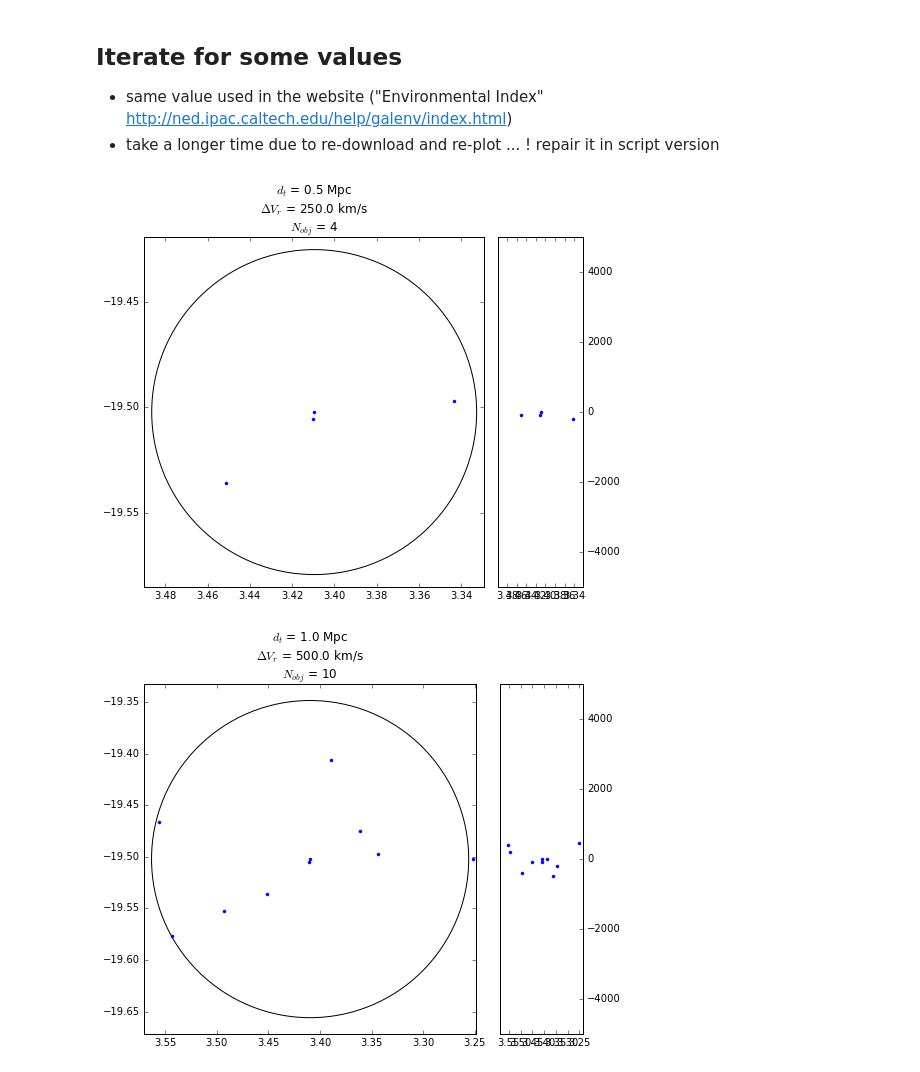
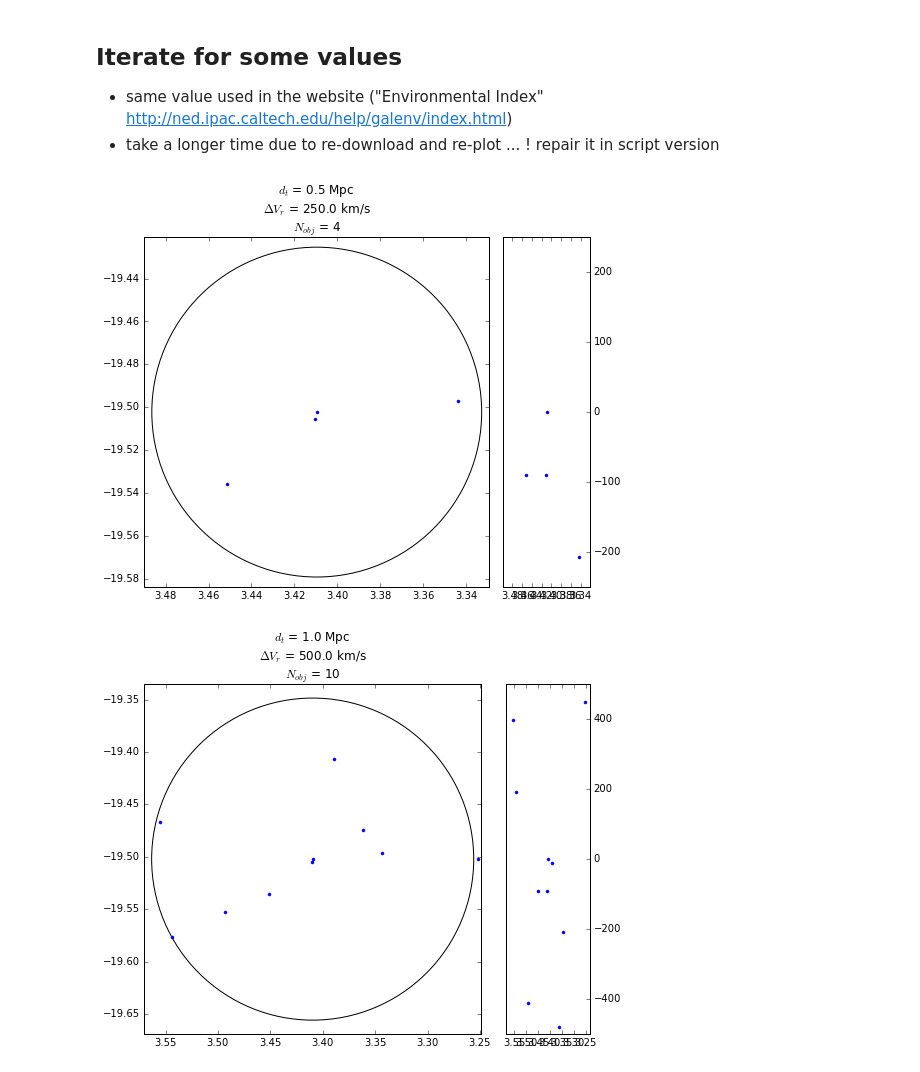
Before and after one commit to ridlo/galenv_notebooks, a Jupyter notebook: galenv_02.ipynb, the cells around one changed output. Saved outputs shown, nothing was run; the diff lists cells and outputs as text; code cells hidden in the pictures.

```diff
--- a/galenv_02.ipynb
+++ b/galenv_02.ipynb
@@ -59,7 +61,7 @@ print "Number of objects = ", len(res[0])
 # %% [output]
 Number of objects =  55
 # %%
-def plot_env(ra, dec, theta, res, xSize=7.5, ySize=6, title=''):
+def plot_env(ra, dec, theta, res, dv=5000, xSize=7.5, ySize=6, title=''):
     fig = plt.figure(figsize=(xSize, ySize))
 
     gs = gridspec.GridSpec(1, 2, width_ratios=[4, 1])
@@ -80,7 +82,7 @@ def plot_env(ra, dec, theta, res, xSize=7.5, ySize=6, title=''):
 
     ax2 = plt.subplot(gs[1])
     ax2.plot(res['RA(deg)'], res['Velocity'] - v0, 'b.')
-    ax2.set_ylim((-5000, 5000))
+    ax2.set_ylim((-dv, dv))
     ax2.set_xlim((ra-limangle, ra+limangle))
     ax2.yaxis.tick_right()
     plt.gca().invert_xaxis()
@@ -105,11 +107,11 @@ Yey!
 # %%
 tangential_distance = [0.5, 1.0, 2.0, 5.0, 10.0] # Mpc
 diff_radvel = [250.0, 500.0, 1000.0, 2500.0, 5000.0] # km/s
 
 for i, td in enumerate(tangential_distance):
     res = searchobject_in_cone_dv(objname, z, v0, td*u.Mpc, diff_radvel[i])
-    plot_env(ra, dec, res[1], res[0], title=r'$d_t$ = ' + str(td) + ' Mpc \n$\Delta V_r$ = '
+    plot_env(ra, dec, res[1], res[0], dv=diff_radvel[i], title=r'$d_t$ = ' + str(td) + ' Mpc \n$\Delta V_r$ = '
                 + str(diff_radvel[i]) + ' km/s \n$N_{obj}$ = ' + str(len(res[0])))
 # %% [output]
-[figure, old version]
+[figure, new version]
-[figure, old version]
+[figure, new version]
```
Also changed, not shown: parts of 2 cells of this notebook.
